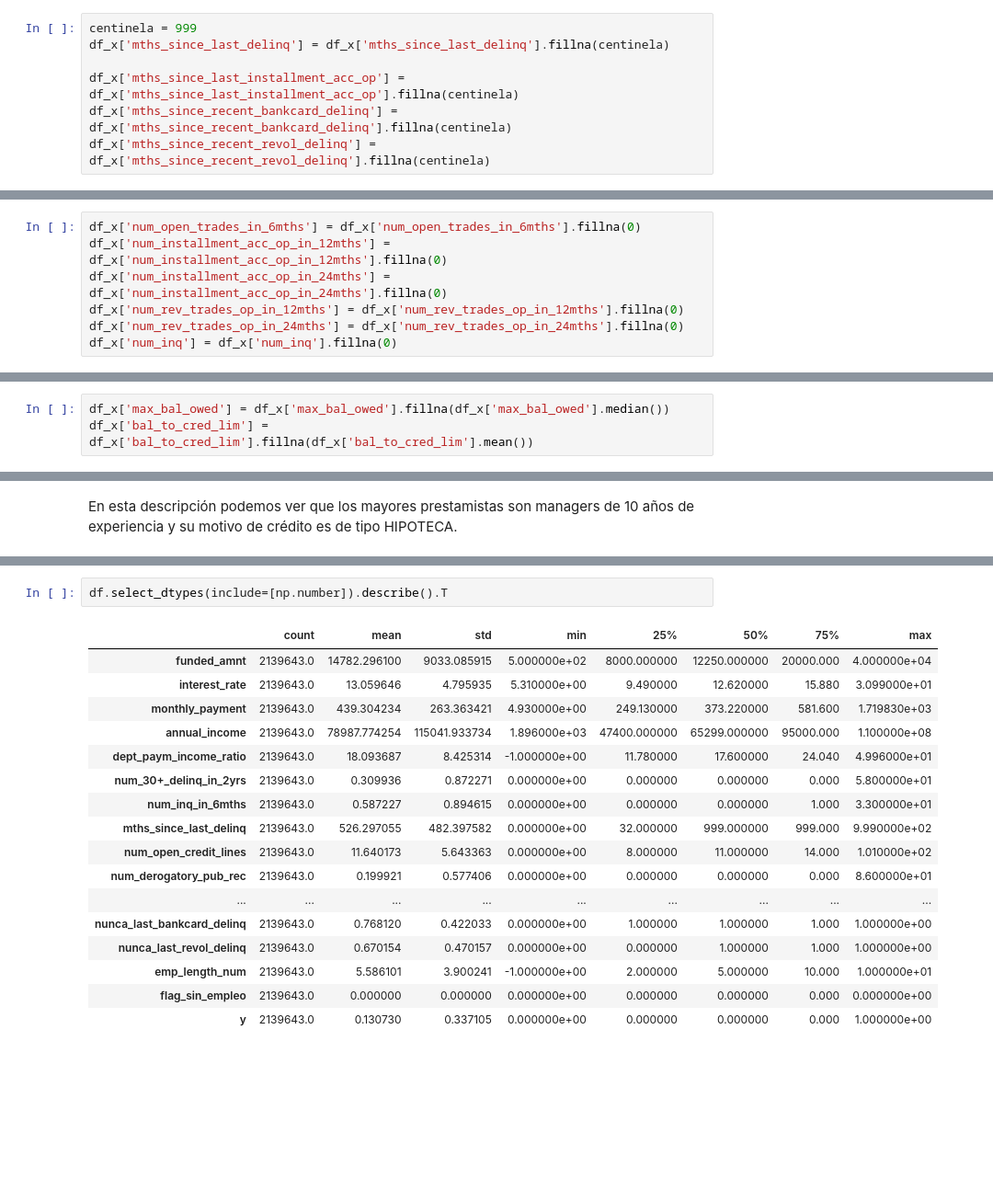
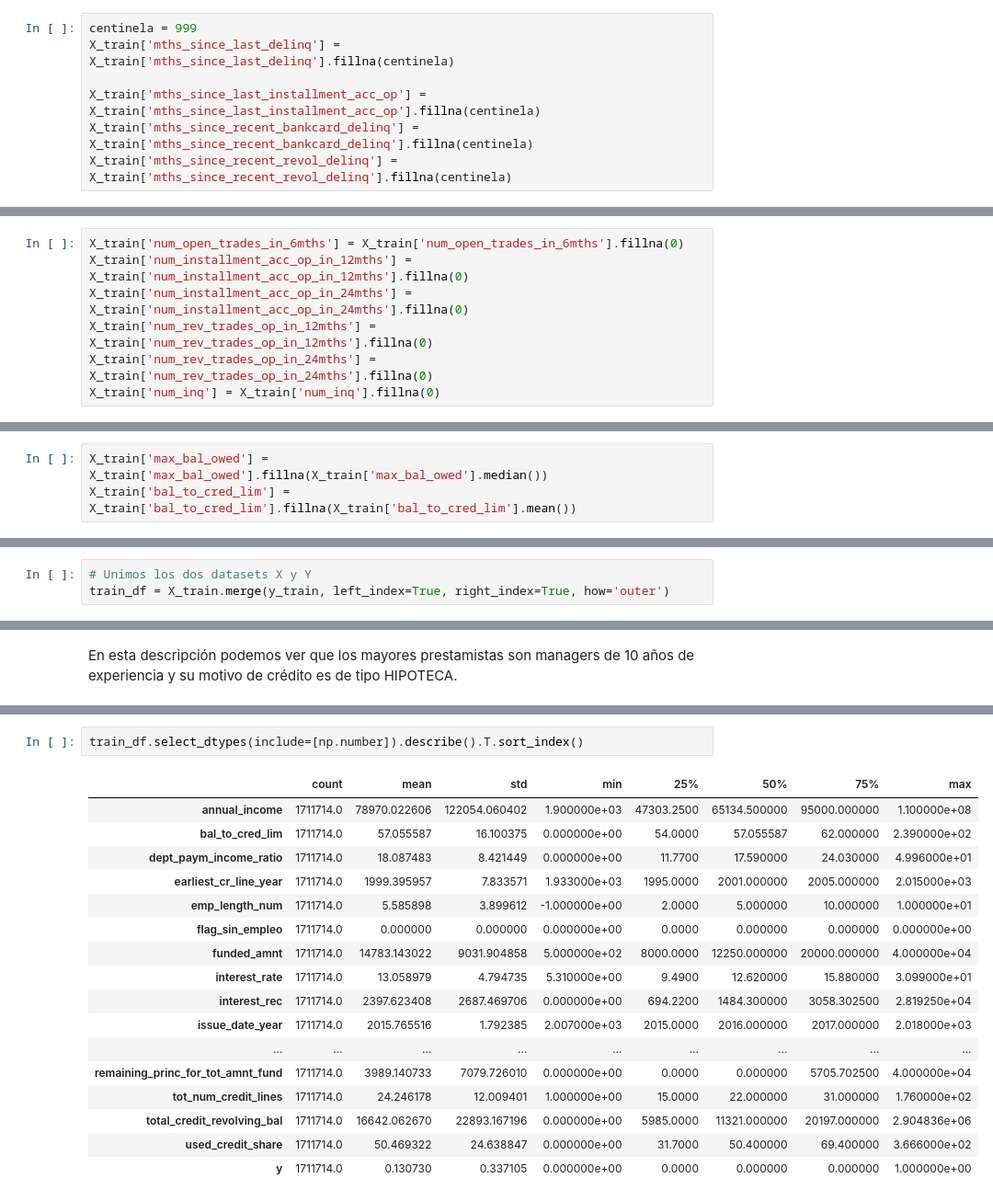
Before and after one commit to Axelcodeml/Expected_Credit_Loss, a Jupyter notebook: notebooks/ECL_Notebook.ipynb, the cells around one changed output, grey strips where cells are left out. Shown at 92% size. Drawn from its saved outputs; the diff is of its cells as text; blank space fills up the shorter version.

```diff
--- a/notebooks/ECL_Notebook.ipynb
+++ b/notebooks/ECL_Notebook.ipynb
@@ -247,10 +294,10 @@ df_x['nunca_last_revol_delinq'] = df_x['mths_since_recent_revol_delinq'].isna().
 # %%
 centinela = 999
-df_x['mths_since_last_delinq'] = df_x['mths_since_last_delinq'].fillna(centinela)
+X_train['mths_since_last_delinq'] = X_train['mths_since_last_delinq'].fillna(centinela)
 
-df_x['mths_since_last_installment_acc_op'] = df_x['mths_since_last_installment_acc_op'].fillna(centinela)
-df_x['mths_since_recent_bankcard_delinq'] = df_x['mths_since_recent_bankcard_delinq'].fillna(centinela)
-df_x['mths_since_recent_revol_delinq'] = df_x['mths_since_recent_revol_delinq'].fillna(centinela)
+X_train['mths_since_last_installment_acc_op'] = X_train['mths_since_last_installment_acc_op'].fillna(centinela)
+X_train['mths_since_recent_bankcard_delinq'] = X_train['mths_since_recent_bankcard_delinq'].fillna(centinela)
+X_train['mths_since_recent_revol_delinq'] = X_train['mths_since_recent_revol_delinq'].fillna(centinela)
 # %% [markdown]
 El siguiente grupo de variables:
 
@@ -263,15 +310,15 @@ El siguiente grupo de variables:
 
 Aquí lo correcto es **imputar con un valor 0** (como la media de num_inq), porque es posible que nunca se abrieron cuentas ni tuvieron consultas. Por el contrario colocar un valor medio, estoy diciendo que hubo actividad, y el coeficiente se sesga con una relación más débil hacia el target.
 # %%
-df_x['num_open_trades_in_6mths'] = df_x['num_open_trades_in_6mths'].fillna(0)
-df_x['num_installment_acc_op_in_12mths'] = df_x['num_installment_acc_op_in_12mths'].fillna(0)
-df_x['num_installment_acc_op_in_24mths'] = df_x['num_installment_acc_op_in_24mths'].fillna(0)
-df_x['num_rev_trades_op_in_12mths'] = df_x['num_rev_trades_op_in_12mths'].fillna(0)
-df_x['num_rev_trades_op_in_24mths'] = df_x['num_rev_trades_op_in_24mths'].fillna(0)
-df_x['num_inq'] = df_x['num_inq'].fillna(0)
+X_train['num_open_trades_in_6mths'] = X_train['num_open_trades_in_6mths'].fillna(0)
+X_train['num_installment_acc_op_in_12mths'] = X_train['num_installment_acc_op_in_12mths'].fillna(0)
+X_train['num_installment_acc_op_in_24mths'] = X_train['num_installment_acc_op_in_24mths'].fillna(0)
+X_train['num_rev_trades_op_in_12mths'] = X_train['num_rev_trades_op_in_12mths'].fillna(0)
+X_train['num_rev_trades_op_in_24mths'] = X_train['num_rev_trades_op_in_24mths'].fillna(0)
+X_train['num_inq'] = X_train['num_inq'].fillna(0)
 # %% [markdown]
 Reemplazamos luego las variables: <mark>max_bal_owed</mark> por la mediana ya que la distribución algo más asimétrica y <mark>bal_to_cred_lim</mark> por la media
 # %%
-df_x['max_bal_owed'] = df_x['max_bal_owed'].fillna(df_x['max_bal_owed'].median())
-df_x['bal_to_cred_lim'] = df_x['bal_to_cred_lim'].fillna(df_x['bal_to_cred_lim'].mean())
+X_train['max_bal_owed'] = X_train['max_bal_owed'].fillna(X_train['max_bal_owed'].median())
+X_train['bal_to_cred_lim'] = X_train['bal_to_cred_lim'].fillna(X_train['bal_to_cred_lim'].mean())
 # %% [markdown]
@@ -434,0 +446,3 @@ def outliers_iqr_capping(df, column, k=1.5):
+# %%
+# Unimos los dos datasets X y Y
+train_df = X_train.merge(y_train, left_index=True, right_index=True, how='outer')
@@ -507,20 +552,20 @@ En esta descripción podemos ver que los mayores prestamistas son managers de 10
 # %%
-df.select_dtypes(include=[np.number]).describe().T
+train_df.select_dtypes(include=[np.number]).describe().T.sort_index()
 # %% [output]
 |  | count | mean | std | min | 25% | 50% | 75% | max |
-| funded_amnt | 2139643.0 | 14782.296100 | 9033.085915 | 5.000000e+02 | 8000.000000 | 12250.000000 | 20000.000 | 4.000000e+04 |
-| interest_rate | 2139643.0 | 13.059646 | 4.795935 | 5.310000e+00 | 9.490000 | 12.620000 | 15.880 | 3.099000e+01 |
-| monthly_payment | 2139643.0 | 439.304234 | 263.363421 | 4.930000e+00 | 249.130000 | 373.220000 | 581.600 | 1.719830e+03 |
-| annual_income | 2139643.0 | 78987.774254 | 115041.933734 | 1.896000e+03 | 47400.000000 | 65299.000000 | 95000.000 | 1.100000e+08 |
-| dept_paym_income_ratio | 2139643.0 | 18.093687 | 8.425314 | -1.000000e+00 | 11.780000 | 17.600000 | 24.040 | 4.996000e+01 |
-| num_30+_delinq_in_2yrs | 2139643.0 | 0.309936 | 0.872271 | 0.000000e+00 | 0.000000 | 0.000000 | 0.000 | 5.800000e+01 |
-| num_inq_in_6mths | 2139643.0 | 0.587227 | 0.894615 | 0.000000e+00 | 0.000000 | 0.000000 | 1.000 | 3.300000e+01 |
-| mths_since_last_delinq | 2139643.0 | 526.297055 | 482.397582 | 0.000000e+00 | 32.000000 | 999.000000 | 999.000 | 9.990000e+02 |
-| num_open_credit_lines | 2139643.0 | 11.640173 | 5.643363 | 0.000000e+00 | 8.000000 | 11.000000 | 14.000 | 1.010000e+02 |
-| num_derogatory_pub_rec | 2139643.0 | 0.199921 | 0.577406 | 0.000000e+00 | 0.000000 | 0.000000 | 0.000 | 8.600000e+01 |
+| annual_income | 1711714.0 | 78970.022606 | 122054.060402 | 1.900000e+03 | 47303.2500 | 65134.500000 | 95000.000000 | 1.100000e+08 |
+| bal_to_cred_lim | 1711714.0 | 57.055587 | 16.100375 | 0.000000e+00 | 54.0000 | 57.055587 | 62.000000 | 2.390000e+02 |
+| dept_paym_income_ratio | 1711714.0 | 18.087483 | 8.421449 | 0.000000e+00 | 11.7700 | 17.590000 | 24.030000 | 4.996000e+01 |
+| earliest_cr_line_year | 1711714.0 | 1999.395957 | 7.833571 | 1.933000e+03 | 1995.0000 | 2001.000000 | 2005.000000 | 2.015000e+03 |
+| emp_length_num | 1711714.0 | 5.585898 | 3.899612 | -1.000000e+00 | 2.0000 | 5.000000 | 10.000000 | 1.000000e+01 |
+| flag_sin_empleo | 1711714.0 | 0.000000 | 0.000000 | 0.000000e+00 | 0.0000 | 0.000000 | 0.000000 | 0.000000e+00 |
+| funded_amnt | 1711714.0 | 14783.143022 | 9031.904858 | 5.000000e+02 | 8000.0000 | 12250.000000 | 20000.000000 | 4.000000e+04 |
+| interest_rate | 1711714.0 | 13.058979 | 4.794735 | 5.310000e+00 | 9.4900 | 12.620000 | 15.880000 | 3.099000e+01 |
+| interest_rec | 1711714.0 | 2397.623408 | 2687.469706 | 0.000000e+00 | 694.2200 | 1484.300000 | 3058.302500 | 2.819250e+04 |
+| issue_date_year | 1711714.0 | 2015.765516 | 1.792385 | 2.007000e+03 | 2015.0000 | 2016.000000 | 2017.000000 | 2.018000e+03 |
 | ... | ... | ... | ... | ... | ... | ... | ... | ... |
-| nunca_last_bankcard_delinq | 2139643.0 | 0.768120 | 0.422033 | 0.000000e+00 | 1.000000 | 1.000000 | 1.000 | 1.000000e+00 |
-| nunca_last_revol_delinq | 2139643.0 | 0.670154 | 0.470157 | 0.000000e+00 | 0.000000 | 1.000000 | 1.000 | 1.000000e+00 |
-| emp_length_num | 2139643.0 | 5.586101 | 3.900241 | -1.000000e+00 | 2.000000 | 5.000000 | 10.000 | 1.000000e+01 |
-| flag_sin_empleo | 2139643.0 | 0.000000 | 0.000000 | 0.000000e+00 | 0.000000 | 0.000000 | 0.000 | 0.000000e+00 |
-| y | 2139643.0 | 0.130730 | 0.337105 | 0.000000e+00 | 0.000000 | 0.000000 | 0.000 | 1.000000e+00 |
+| remaining_princ_for_tot_amnt_fund | 1711714.0 | 3989.140733 | 7079.726010 | 0.000000e+00 | 0.0000 | 0.000000 | 5705.702500 | 4.000000e+04 |
+| tot_num_credit_lines | 1711714.0 | 24.246178 | 12.009401 | 1.000000e+00 | 15.0000 | 22.000000 | 31.000000 | 1.760000e+02 |
+| total_credit_revolving_bal | 1711714.0 | 16642.062670 | 22893.167196 | 0.000000e+00 | 5985.0000 | 11321.000000 | 20197.000000 | 2.904836e+06 |
+| used_credit_share | 1711714.0 | 50.469322 | 24.638847 | 0.000000e+00 | 31.7000 | 50.400000 | 69.400000 | 3.666000e+02 |
+| y | 1711714.0 | 0.130730 | 0.337105 | 0.000000e+00 | 0.0000 | 0.000000 | 0.000000 | 1.000000e+00 |
```
Also changed, not shown: parts of 138 cells of this notebook.
